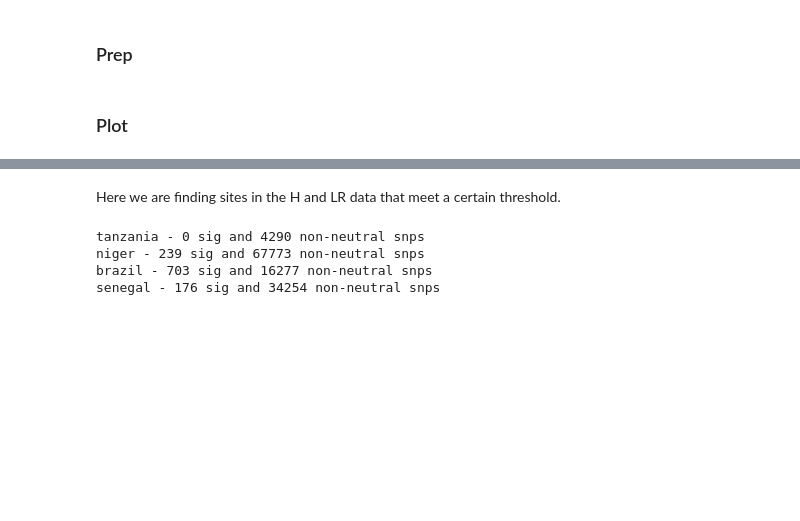
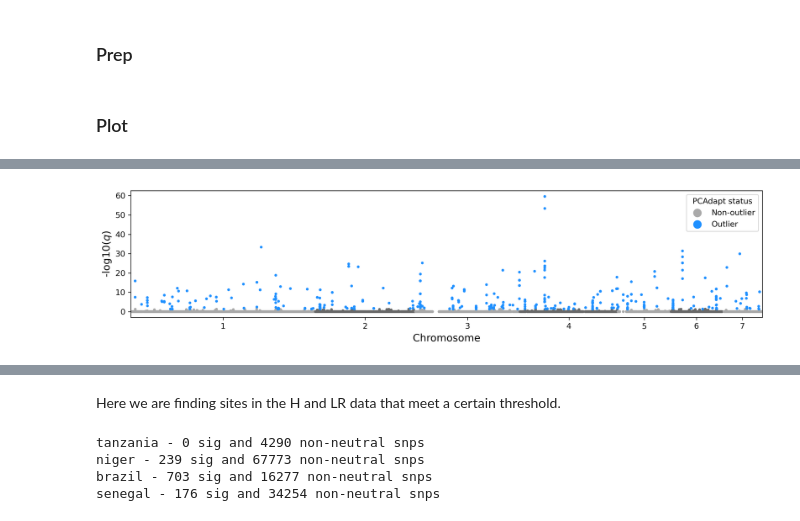
Before and after one commit to nealplatt/sch_man_nwinvasion, a Jupyter notebook: notebooks/test_of_selection.ipynb, the cells around one changed output, grey strips where cells are left out. Saved outputs shown, nothing was run; the diff lists cells and outputs as text; code cells hidden in the pictures; blank space fills up the shorter version.

```diff
--- a/notebooks/test_of_selection.ipynb
+++ b/notebooks/test_of_selection.ipynb
@@ -668,0 +720,19 @@ KeyboardInterrupt:
+# %%
+df=pd.read_csv("results/outflank/pcadapt.csv", sep=',')
+
+for index, row in tqdm(df.iterrows()):
+    color = colors[row["chrom"]]
+    x=cumul_start[row["chrom"]] + row["pos"]
+
+    if row["sigs"] == True:
+        color=colors["sig"]
+
+#     if row["comps"] == 1.:
+#         color="red"
+#     if row["comps"] == 2.:
+#         color="blue"
+
+    df.at[index,'colors']= color
+    df.at[index,'x'] = x
+
+df
@@ -668,0 +753,31 @@ KeyboardInterrupt:
+# %%
+plt.figure(figsize=(12, 3), dpi=300)
+
+csig=df.loc[np.isfinite(df["comps"])]
+cNaN=df.loc[np.isnan(df["comps"])]
+
+
+
+plt.scatter(cNaN["x"], cNaN["logp"], alpha=1, s=6, color=cNaN["colors"], label="Non-outlier")
+plt.scatter(csig["x"], csig["logp"], alpha=1, s=6, color=csig["colors"], label="Outlier")
+
+
+#set axes
+plt.xlim(0, scanned_size)
+#plt.ylim( (0, df["logp"].max()*1.05) )
+
+plt.legend(title="PCAdapt status", markerscale=4)
+
+tick_lbls = [ "1", "2", "3", "4", "5", "6" ,"7"]
+plt.xticks(ticks, labels=list(range(1,8)))
+plt.ylabel("-log10($\it{q}$)", fontsize=13)
+plt.xlabel("Chromosome", fontsize=13)
+#plt.yscale("log")
+
+plt.tight_layout()
+#plt.savefig("results/selection_peaks/pcadapt.png", dpi=300)
+#plt.savefig("results/selection_peaks/pcadapt.svg")
+plt.show()
+plt.close()
+# %% [output]
+[figure, added]
```
Also changed, not shown: parts of 19 cells of this notebook.
